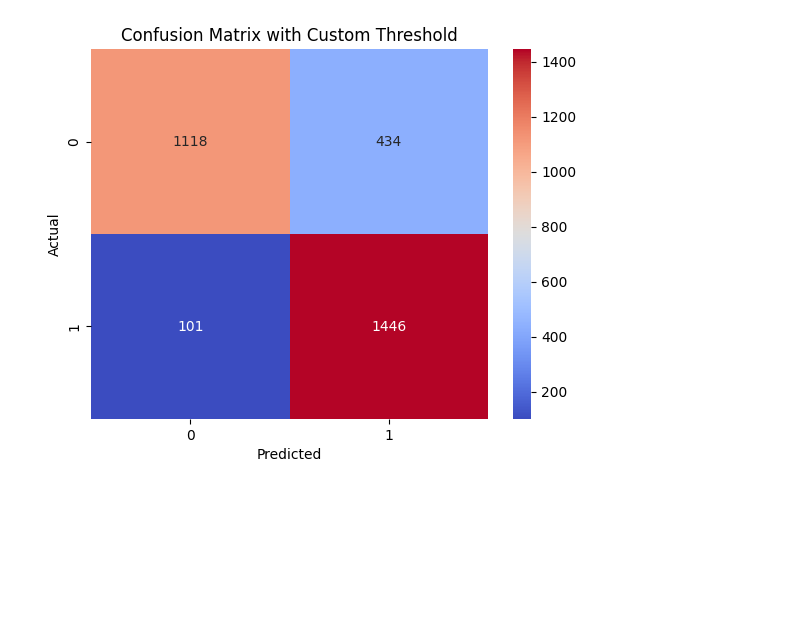
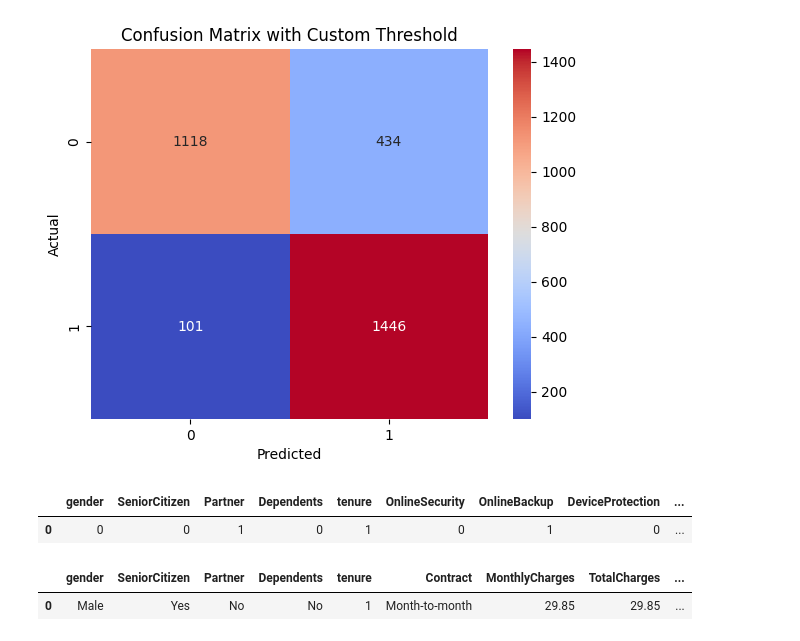
Before and after one commit to mohamedseif-10/DM-projects, a Jupyter notebook: Classification Task/Model_training/log_classifier.ipynb, the cells around one changed output. Saved outputs shown, nothing was run; the diff lists cells and outputs as text; code cells hidden in the pictures; blank space fills up the shorter version.

Commit message:
Allow user to input data

```diff
--- a/Classification Task/Model_training/MS.ipynb
+++ b/Classification Task/Model_training/log_classifier.ipynb
@@ -163,3 +158,37 @@ plt.title("Confusion Matrix with Custom Threshold")
 plt.show()
 # %% [output]
 [figure]
+# %%
+pd.set_option('display.max_columns', None)
+data.head(1)
+# %% [output]
+|  | gender | SeniorCitizen | Partner | Dependents | tenure | OnlineSecurity | OnlineBackup | DeviceProtection | ... |
+| 0 | 0 | 0 | 1 | 0 | 1 | 0 | 1 | 0 | ... |
+# %%
+input_data = pd.DataFrame(
+    {
+        "gender": ["Male"], # Male or female
+        "SeniorCitizen": ["Yes"], # Yes or No
+        "Partner": ["No"], # Yes or No
+        "Dependents": ["No"], # Yes or No
+        "tenure": [1], # 1 to 72
+        "Contract": ["Month-to-month"], # Month-to-month, One year, Two year
+        "MonthlyCharges": [29.85], # 18.25 to 118.75
+        "TotalCharges": [29.85], # 18.8 to 8684.8 Optional
+        "PaymentMethod": ["Electronic check"], # Electronic check, Mailed check, Bank transfer (automatic), Credit card (automatic)
+        "PaperlessBilling": ["Yes"], # Yes or No
+        "MultipleLines": ["No phone service"], # No, Yes, No phone service
+        "InternetService": ["DSL"], # DSL, Fiber optic, No
+        "OnlineSecurity": ["No"], # No, Yes, No internet service
+        "OnlineBackup": ["Yes"], # No, Yes, No internet service
+        "DeviceProtection": ["No"], # No, Yes, No internet service
+        "TechSupport": ["No"], # No, Yes, No internet service
+        "StreamingTV": ["No"], # No, Yes, No internet service
+        "StreamingMovies": ["No"], # No, Yes, No internet service
+    }
+)
+
+input_data.head(1)
+# %% [output]
+|  | gender | SeniorCitizen | Partner | Dependents | tenure | Contract | MonthlyCharges | TotalCharges | ... |
+| 0 | Male | Yes | No | No | 1 | Month-to-month | 29.85 | 29.85 | ... |
```
Also changed, not shown: parts of 11 cells of this notebook, 3 other files.
